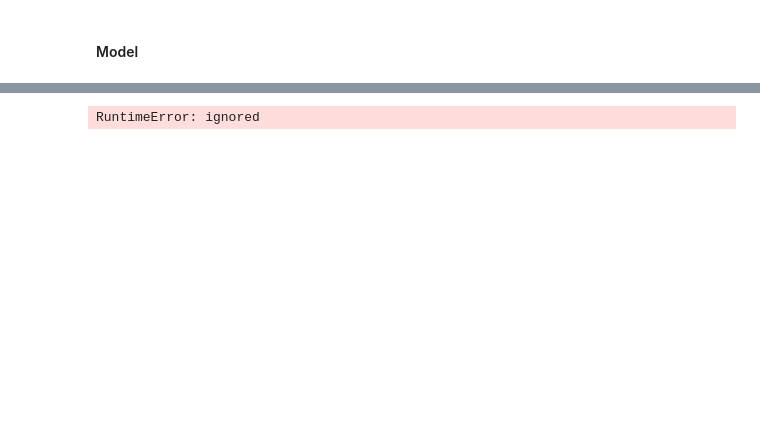
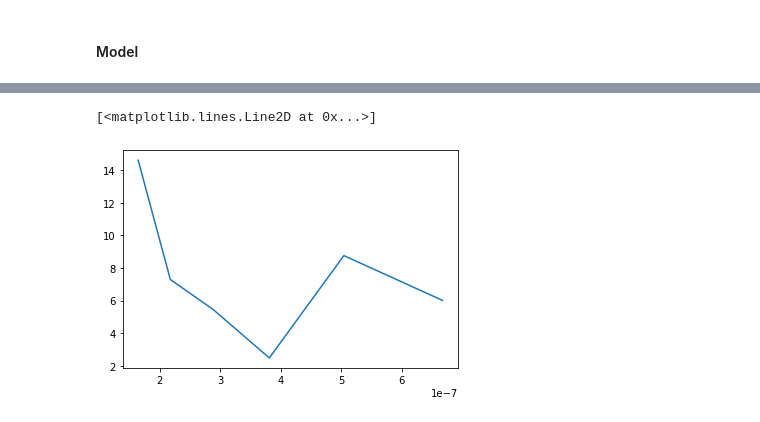
Before and after one commit to shobhitsundriyal/Revisit_ML, a Jupyter notebook: Sound_classification.ipynb, the cells around one changed output, grey strips where cells are left out. Saved outputs shown, nothing was run; the diff lists cells and outputs as text; code cells hidden in the pictures; blank space fills up the shorter version.

Commit message:
audionet approx 15% acc.

```diff
--- a/Sound_classification.ipynb
+++ b/Sound_classification.ipynb
@@ -94,7 +96,7 @@ Counter({'1': 400, '2': 400, '3': 400, '4': 400, '5': 400})
 # %%
 from pathlib import Path
 
-bs = 64
+bs = 16
 path_to_esc50 = '..'
 
 train_esc50 = ESC50("train")
@@ -126,11 +128,21 @@ def find_lr(model, loss_fn, optimizer, train_loader, init_value=1e-8, final_valu
     for data in train_loader:
         batch_num += 1
         inputs, targets = data
+        # shape
+        #print(targets)
+        t = []
+        for i in targets:
+          temp = [0] * 50
+          temp[i.item()] = 1
+          t.append(temp)
+        t = torch.tensor(t)
+        #print(t.shape)
         inputs = inputs.to(device)
-        targets = targets.to(device)
+        #targets = targets.to(device)
+        t = t.to(device)
         optimizer.zero_grad()
         outputs = model(inputs)
-        loss = loss_fn(outputs, targets)
+        loss = loss_fn(outputs, t)
 
         # Crash out if loss explodes
 
@@ -213,9 +242,12 @@ import torch
 torch.save(audio_net.state_dict(), "audionet.pth")
 # %%
 import torch.optim as optim
+import torch.nn.functional as F
+import matplotlib.pyplot as plt
 
 optimizer = optim.Adam(audio_net.parameters(), lr=0.001)
-logs, losses = find_lr(audio_net, nn.CrossEntropyLoss(), optimizer, train_loader)
+logs, losses = find_lr(audio_net, nn.CrossEntropyLoss(), optimizer, train_loader, device=device)
 plt.plot(logs,losses)
 # %% [output]
-RuntimeError: ignored
+[<matplotlib.lines.Line2D at 0x...>]
+[figure, added]
```
Also changed, not shown: parts of 8 cells of this notebook.
